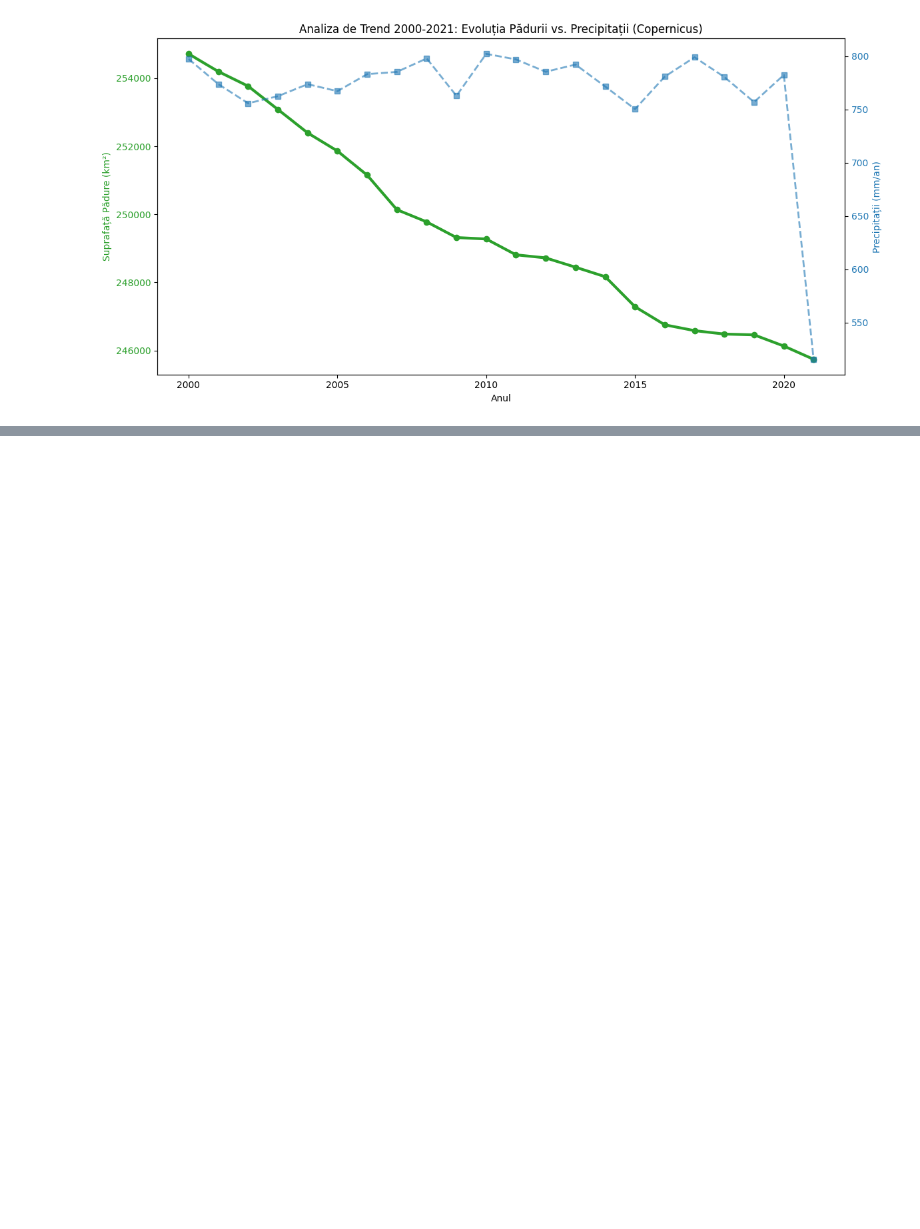
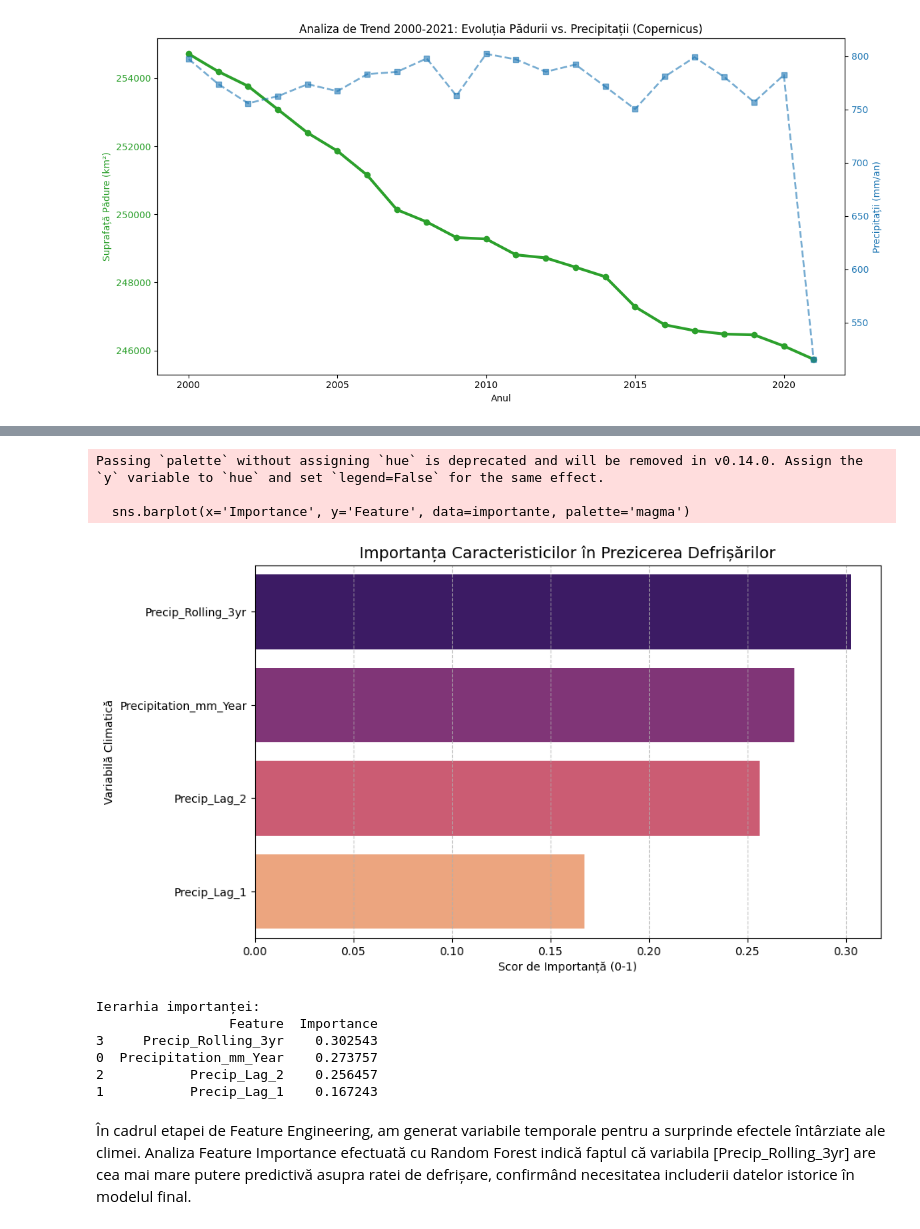
Before and after one commit to Deyutzu/SistemeInteligente, a Jupyter notebook: Analiza_Defrisari.ipynb, the cells around one changed output, grey strips where cells are left out. Saved outputs shown, nothing was run; the diff lists cells and outputs as text; code cells hidden in the pictures; blank space fills up the shorter version.

Commit message:
Saptamana 6: Feature Engineering, Analiza Corelatiilor si Importanta Caracteristicilor (Random Forest)

```diff
--- a/Analiza_Defrisari.ipynb
+++ b/Analiza_Defrisari.ipynb
@@ -193,0 +241,47 @@ plt.show()
+# %%
+#Calcularea Importantei(FUTURE IMPORTANCE)
+
+from sklearn.ensemble import RandomForestRegressor
+import matplotlib.pyplot as plt
+import seaborn as sns
+
+# 1. Pregătim datele pentru model
+# Folosim noile variabile create (Features) pentru a prezice rata de defrișare (Target)
+features = ['Precipitation_mm_Year', 'Precip_Lag_1', 'Precip_Lag_2', 'Precip_Rolling_3yr']
+X = df_ml[features]
+y = df_ml['Annual_Deforestation_Rate']
+
+# 2. Antrenăm modelul
+rf = RandomForestRegressor(n_estimators=100, random_state=42)
+rf.fit(X, y)
+
+# 3. Extragem și sortăm importanța
+importante = pd.DataFrame({
+    'Feature': features,
+    'Importance': rf.feature_importances_
+}).sort_values(by='Importance', ascending=False)
+
+# 4. Vizualizare
+plt.figure(figsize=(10, 6))
+sns.barplot(x='Importance', y='Feature', data=importante, palette='magma')
+plt.title('Importanța Caracteristicilor în Prezicerea Defrișărilor', fontsize=14)
+plt.xlabel('Scor de Importanță (0-1)')
+plt.ylabel('Variabilă Climatică')
+plt.grid(axis='x', linestyle='--', alpha=0.7)
+plt.show()
+
+print("Ierarhia importanței:")
+print(importante)
+# %% [output]
+Passing `palette` without assigning `hue` is deprecated and will be removed in v0.14.0. Assign the `y` variable to `hue` and set `legend=False` for the same effect.
+
+  sns.barplot(x='Importance', y='Feature', data=importante, palette='magma')
+[figure, added]
+Ierarhia importanței:
+                 Feature  Importance
+3     Precip_Rolling_3yr    0.302543
+0  Precipitation_mm_Year    0.273757
+2           Precip_Lag_2    0.256457
+1           Precip_Lag_1    0.167243
+# %% [markdown]
+În cadrul etapei de Feature Engineering, am generat variabile temporale pentru a surprinde efectele întârziate ale climei. Analiza Feature Importance efectuată cu Random Forest indică faptul că variabila [Precip_Rolling_3yr] are cea mai mare putere predictivă asupra ratei de defrișare, confirmând necesitatea includerii datelor istorice în modelul final.
```
Also changed, not shown: parts of 8 cells of this notebook.
